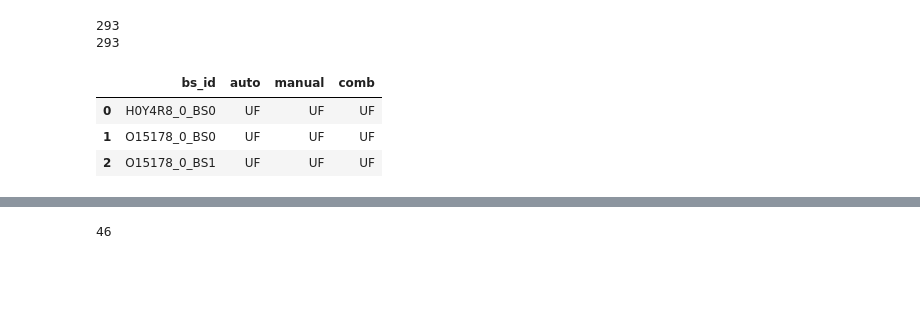
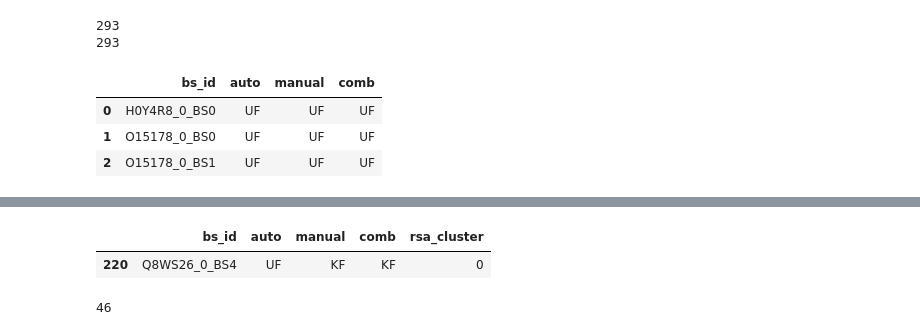
Before and after one commit to bartongroup/FRAGSYS, a Jupyter notebook: analysis/10_fragsys_cluster_v_function.ipynb, the cells around one changed output, grey strips where cells are left out. Cells and saved outputs as stored; diff of their text form; code cells hidden in the pictures; blank space fills up the shorter version.

```diff
--- a/analysis/10_fragsys_cluster_v_function.ipynb
+++ b/analysis/10_fragsys_cluster_v_function.ipynb
@@ -49,3 +33,8 @@ func_df
+# %%
+func_df.query('bs_id == "Q8WS26_0_BS4"')
+# %% [output]
+|  | bs_id | auto | manual | comb | rsa_cluster |
+| 220 | Q8WS26_0_BS4 | UF | KF | KF | 0 |
 # %%
 len(func_df.query('rsa_cluster == 0'))
 # %% [output]
```
Also changed, not shown: parts of 1 cell of this notebook, 5 other files.
